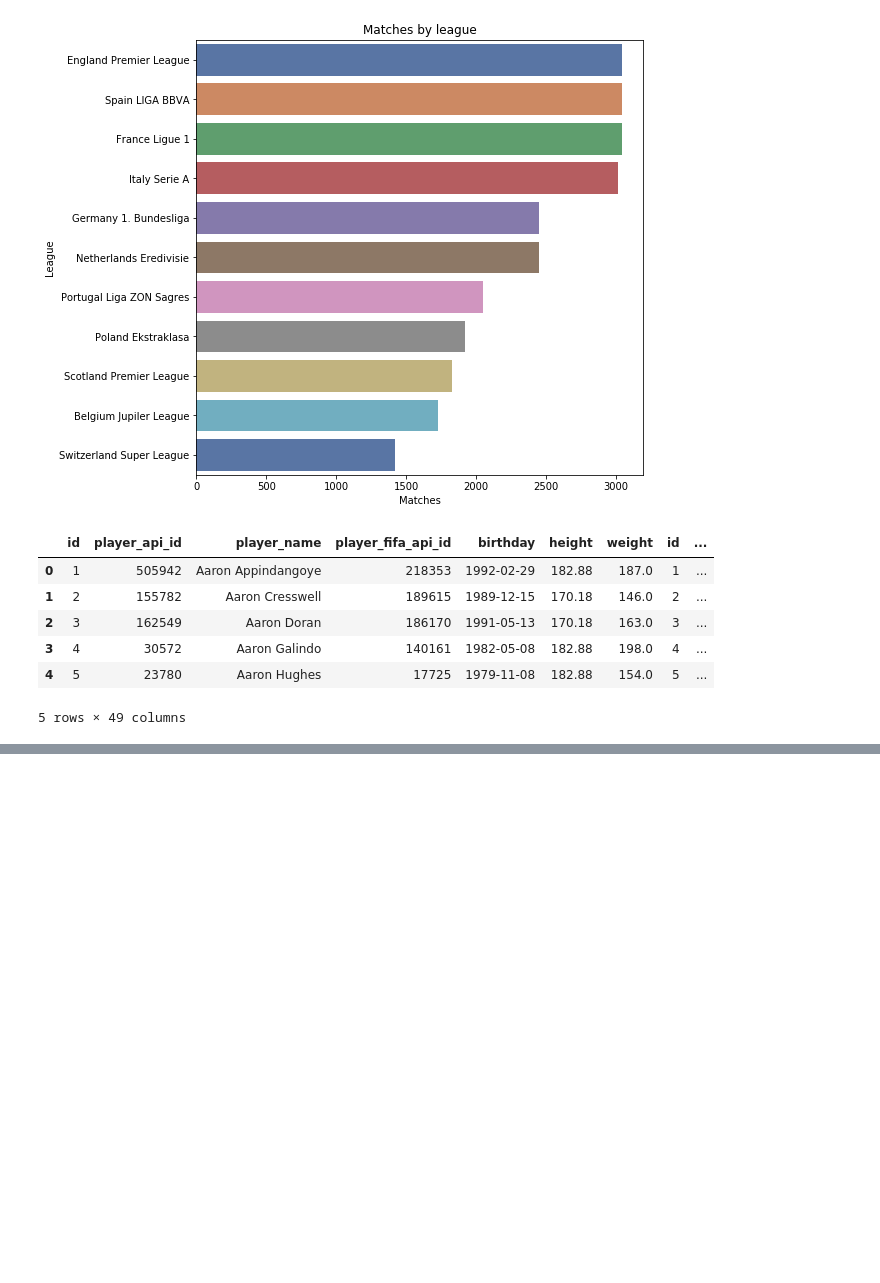
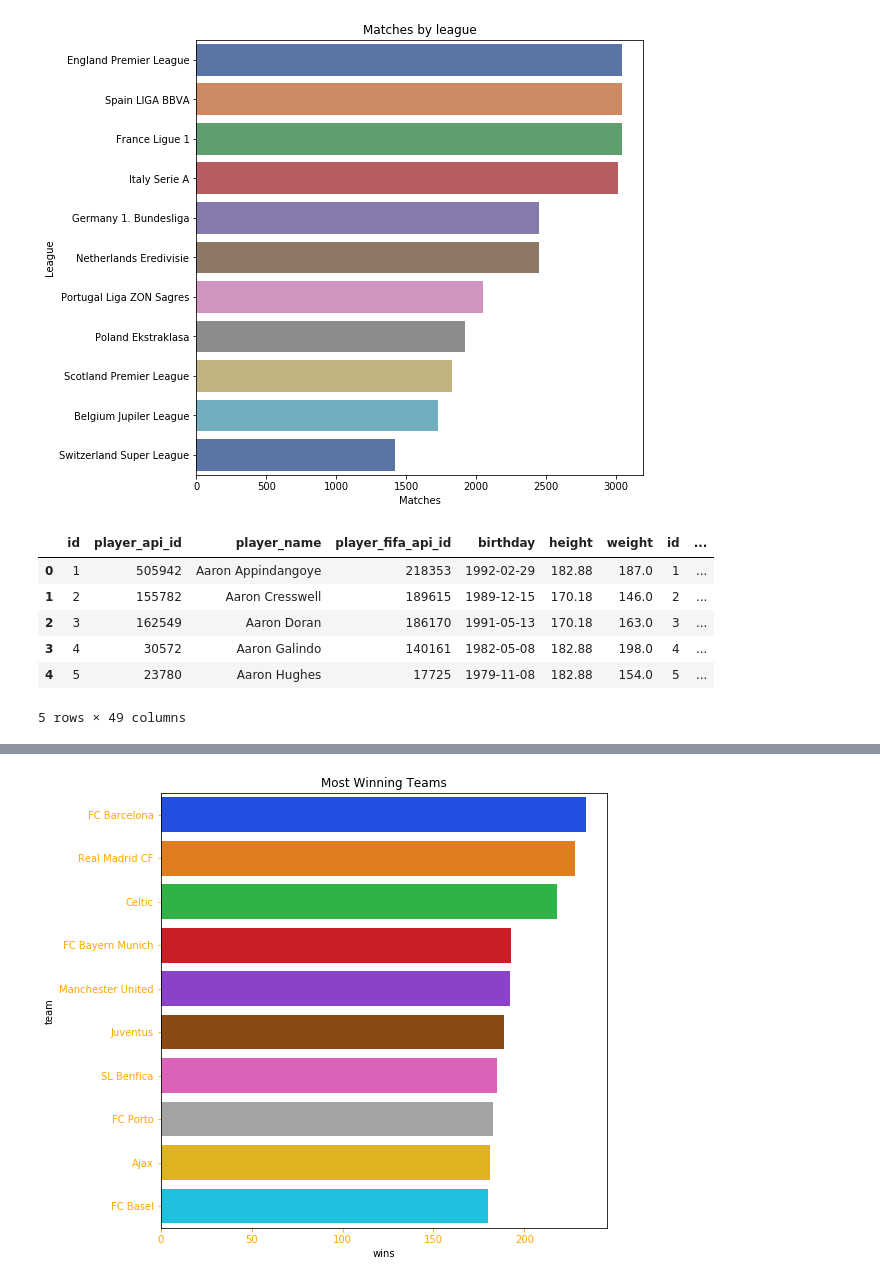
Before and after one commit to Teosoft7/DS_Project2, a Jupyter notebook: Data_Visualization.ipynb, the cells around one changed output, grey strips where cells are left out. Drawn from its saved outputs; the diff is of its cells as text; code cells hidden in the pictures; blank space fills up the shorter version.

Commit message:
add team chart and 5th test

```diff
--- a/Data_Visualization.ipynb
+++ b/Data_Visualization.ipynb
@@ -118 +128,38 @@ showPlayerStats('Heung-Min Son')
 [figure]
+# %%
+cur = conn.cursor()
+
+query = f"""
+SELECT T.team_long_name, SUM(games) games FROM
+(SELECT home_team_api_id AS team_api_id, count(*) games
+FROM match
+WHERE home_team_goal > away_team_goal
+GROUP BY home_team_api_id
+UNION
+SELECT away_team_api_id AS team_api_id, count(*) games
+FROM match
+WHERE home_team_goal < away_team_goal
+GROUP BY away_team_api_id) AS TG
+JOIN TEAM T ON T.team_api_id = TG.team_api_id
+GROUP BY T.team_long_name
+ORDER BY games DESC
+"""
+
+cur.execute(query)
+data = cur.fetchall()
+# %%
+columns = ['team', 'wins']
+team_df = pd.DataFrame(data, columns=columns)
+# %%
+team_df = team_df.head(10)
+# %%
+plt.figure(figsize=(8, 8))
+ax = sns.barplot(team_df['wins'], team_df['team'], palette='bright')
+
+ax.tick_params(axis='x', colors='orange')
+ax.tick_params(axis='y', colors='orange')
+
+plt.title("Most Winning Teams")
+plt.show()
+# %% [output]
+[figure, added]
```
Also changed, not shown: parts of 4 cells of this notebook, 1 other file.
